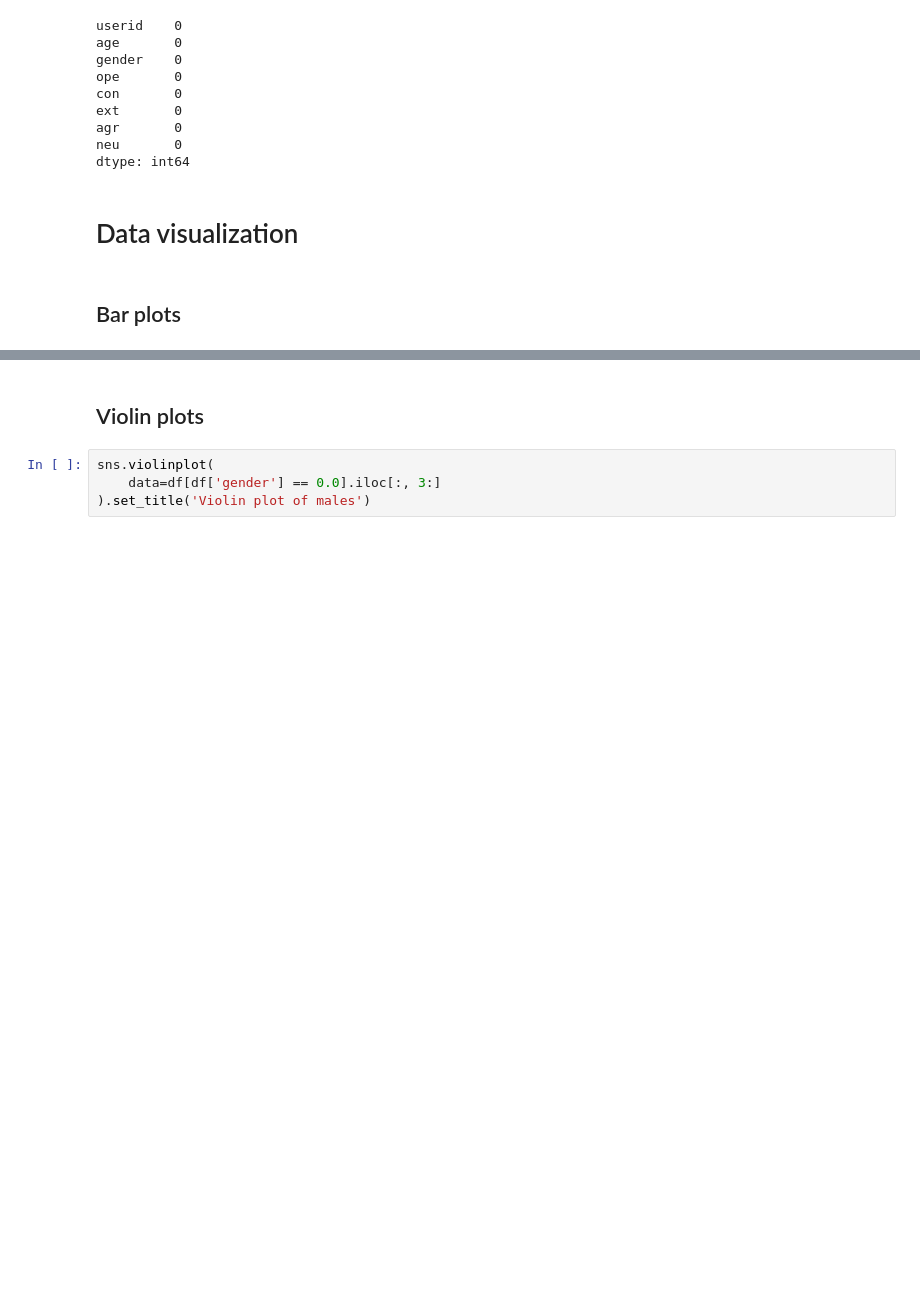
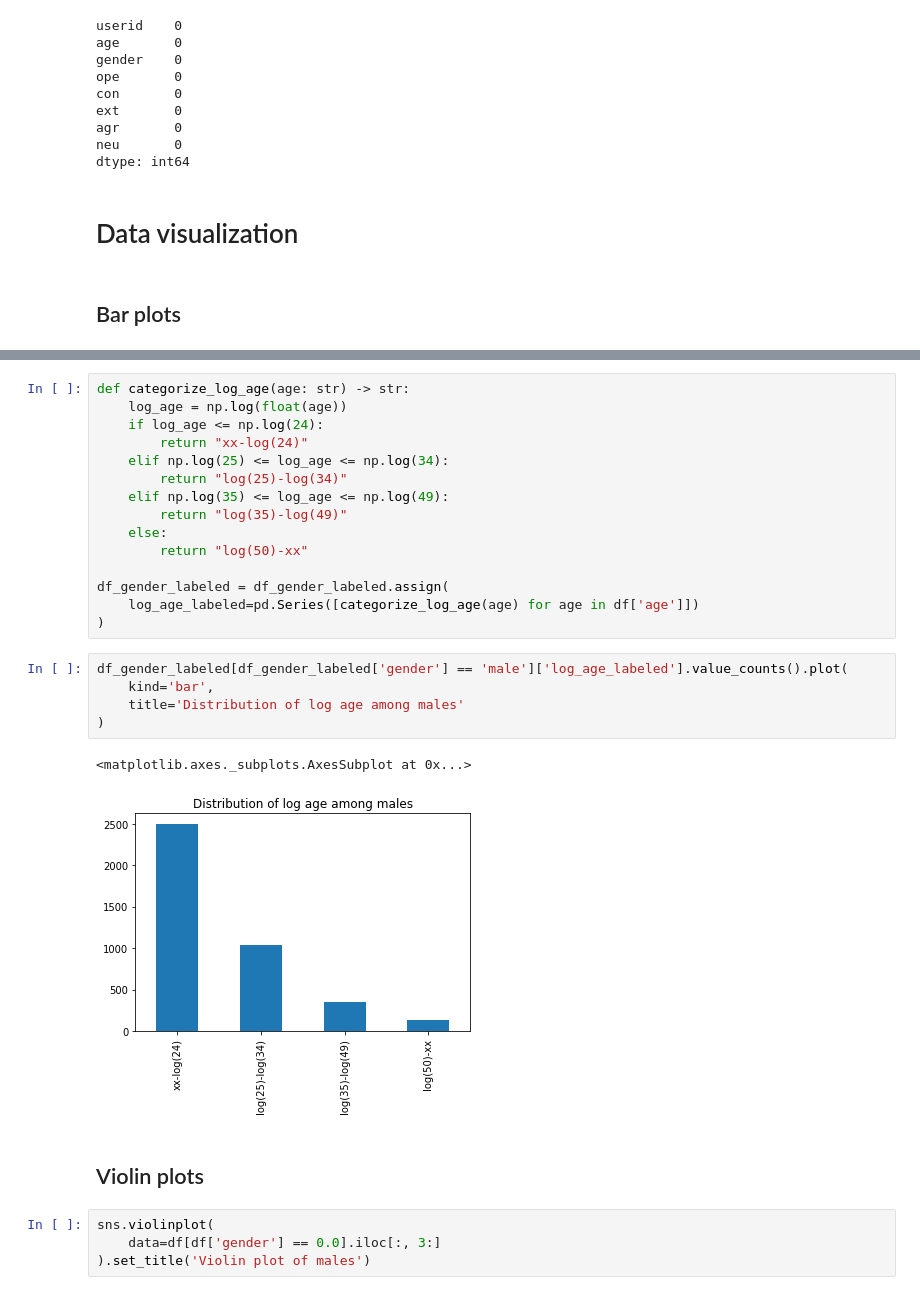
Before and after one commit to k1c/Facebook-User-Predictions, a Jupyter notebook: notebooks/Profile.ipynb, the cells around one changed output, grey strips where cells are left out. Saved outputs shown, nothing was run; the diff lists cells and outputs as text; blank space fills up the shorter version.

```diff
--- a/notebooks/Profile.ipynb
+++ b/notebooks/Profile.ipynb
@@ -80,3 +105,26 @@ plt.show()
+# %%
+def categorize_log_age(age: str) -> str:
+    log_age = np.log(float(age))
+    if log_age <= np.log(24):
+        return "xx-log(24)"
+    elif np.log(25) <= log_age <= np.log(34):
+        return "log(25)-log(34)"
+    elif np.log(35) <= log_age <= np.log(49):
+        return "log(35)-log(49)"
+    else:
+        return "log(50)-xx"
+
+df_gender_labeled = df_gender_labeled.assign(
+    log_age_labeled=pd.Series([categorize_log_age(age) for age in df['age']])
+)
+# %%
+df_gender_labeled[df_gender_labeled['gender'] == 'male']['log_age_labeled'].value_counts().plot(
+    kind='bar',
+    title='Distribution of log age among males'
+)
+# %% [output]
+<matplotlib.axes._subplots.AxesSubplot at 0x...>
+[figure, added]
 # %% [markdown]
 ## Violin plots
 # %%
```
Also changed, not shown: parts of 13 cells of this notebook, 1 other file.
